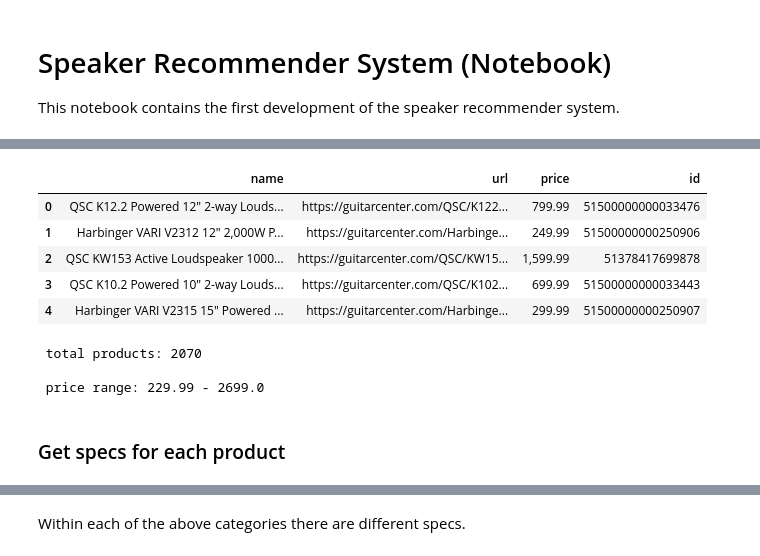
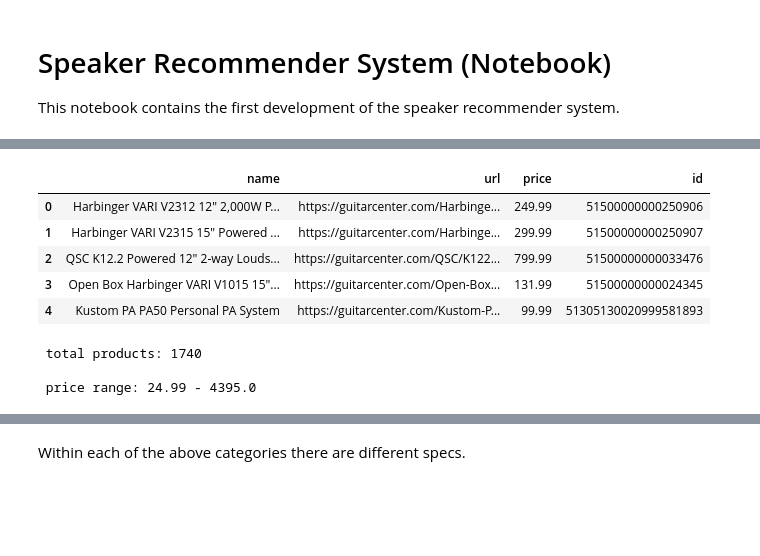
Before and after one commit to Tamiro2019/Speaker_Recommender, a Jupyter notebook: Speaker_Recommender.ipynb, the cells around one changed output, grey strips where cells are left out. Drawn from its saved outputs; the diff is of its cells as text; code cells hidden in the pictures; blank space fills up the shorter version.

```diff
--- a/Speaker_Recommender.ipynb
+++ b/Speaker_Recommender.ipynb
@@ -72,14 +108,15 @@ df.to_csv('GC.csv',index=False)
 # %%
 # load from csv into dataframe
-df = pd.read_csv('GC.csv')
+
+df = pd.read_csv('GC2.csv') # alternatively 'GC.csv'
 df.head()
 # %% [output]
 |  | name | url | price | id |
-| 0 | QSC K12.2 Powered 12" 2-way Louds... | https://guitarcenter.com/QSC/K122... | 799.99 | 51500000000033476 |
-| 1 | Harbinger VARI V2312 12" 2,000W P... | https://guitarcenter.com/Harbinge... | 249.99 | 51500000000250906 |
-| 2 | QSC KW153 Active Loudspeaker 1000... | https://guitarcenter.com/QSC/KW15... | 1,599.99 | 51378417699878 |
-| 3 | QSC K10.2 Powered 10" 2-way Louds... | https://guitarcenter.com/QSC/K102... | 699.99 | 51500000000033443 |
-| 4 | Harbinger VARI V2315 15" Powered ... | https://guitarcenter.com/Harbinge... | 299.99 | 51500000000250907 |
+| 0 | Harbinger VARI V2312 12" 2,000W P... | https://guitarcenter.com/Harbinge... | 249.99 | 51500000000250906 |
+| 1 | Harbinger VARI V2315 15" Powered ... | https://guitarcenter.com/Harbinge... | 299.99 | 51500000000250907 |
+| 2 | QSC K12.2 Powered 12" 2-way Louds... | https://guitarcenter.com/QSC/K122... | 799.99 | 51500000000033476 |
+| 3 | Open Box Harbinger VARI V1015 15"... | https://guitarcenter.com/Open-Box... | 131.99 | 51500000000024345 |
+| 4 | Kustom PA PA50 Personal PA System | https://guitarcenter.com/Kustom-P... | 99.99 | 51305130020999581893 |
 # %%
 # Product & Price Info
 
@@ -88,8 +125,6 @@ min_price =  df['price'].apply(lambda x : x.replace(',','')).astype(float).min()
 max_price =  df['price'].apply(lambda x : x.replace(',','')).astype(float).max()
 print('\n price range:', min_price, '-',max_price)
 # %% [output]
- total products: 2070
+ total products: 1740
 
- price range: 229.99 - 2699.0
+ price range: 24.99 - 4395.0
-# %% [markdown]
-### Get specs for each product
```
Also changed, not shown: parts of 65 cells of this notebook, 4 other files.
